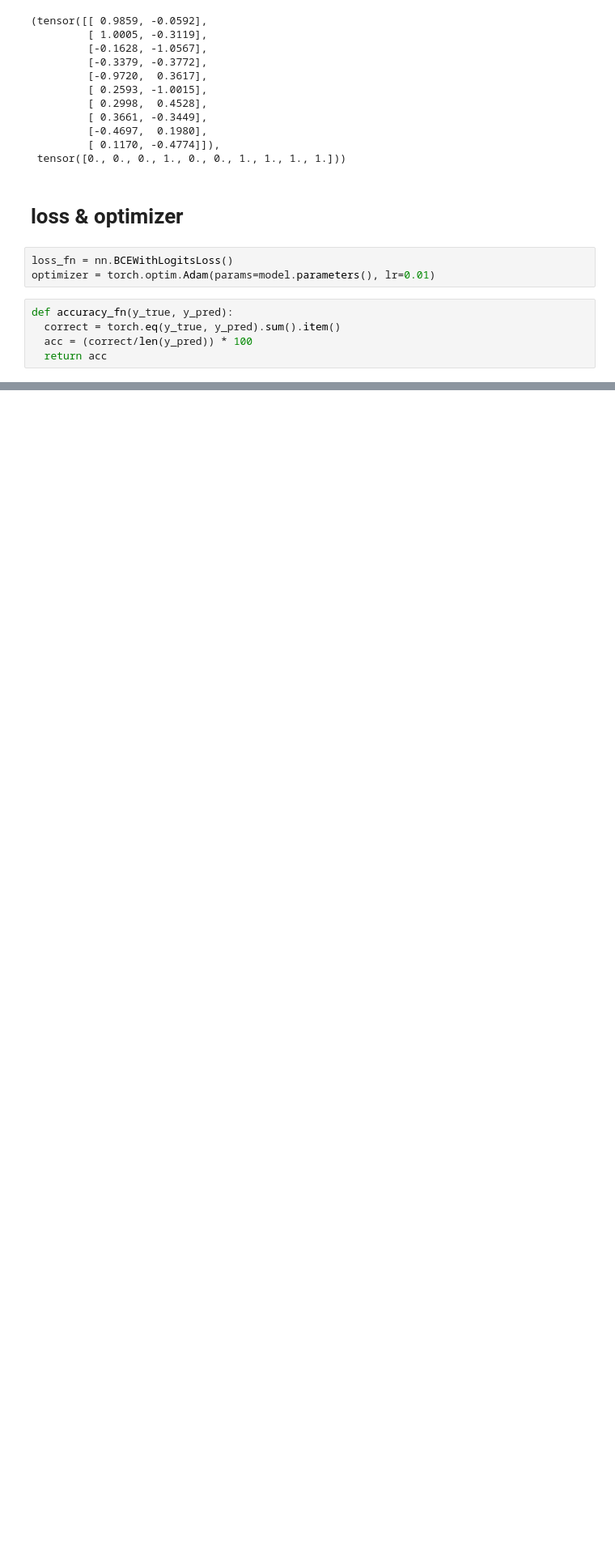
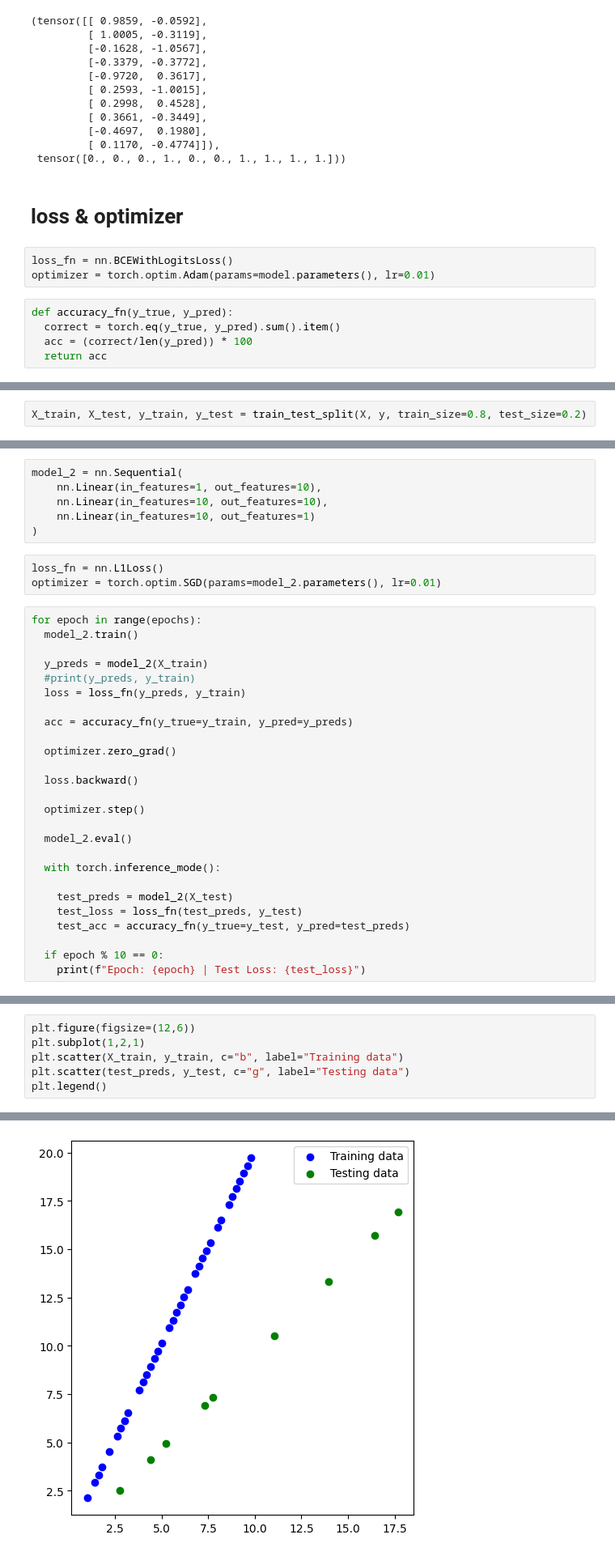
Before and after one commit to julianl11/projektarbeit_1, a Jupyter notebook: pytorch_course/02_classification.ipynb, the cells around one changed output, grey strips where cells are left out. Shown at 81% size. Cells and saved outputs as stored; diff of their text form; blank space fills up the shorter version.

```diff
--- a/pytorch_course/02_classification.ipynb
+++ b/pytorch_course/02_classification.ipynb
@@ -251,0 +446,2 @@ tensor([[True, True, True, True, True],
+# %%
+X_train, X_test, y_train, y_test = train_test_split(X, y, train_size=0.8, test_size=0.2)
@@ -251,0 +468,35 @@ tensor([[True, True, True, True, True],
+# %%
+model_2 = nn.Sequential(
+    nn.Linear(in_features=1, out_features=10),
+    nn.Linear(in_features=10, out_features=10),
+    nn.Linear(in_features=10, out_features=1)
+)
+# %%
+loss_fn = nn.L1Loss()
+optimizer = torch.optim.SGD(params=model_2.parameters(), lr=0.01)
+# %%
+for epoch in range(epochs):
+  model_2.train()
+
+  y_preds = model_2(X_train)
+  #print(y_preds, y_train)
+  loss = loss_fn(y_preds, y_train)
+
+  acc = accuracy_fn(y_true=y_train, y_pred=y_preds)
+
+  optimizer.zero_grad()
+
+  loss.backward()
+
+  optimizer.step()
+
+  model_2.eval()
+
+  with torch.inference_mode():
+
+    test_preds = model_2(X_test)
+    test_loss = loss_fn(test_preds, y_test)
+    test_acc = accuracy_fn(y_true=y_test, y_pred=test_preds)
+
+  if epoch % 10 == 0:
+    print(f"Epoch: {epoch} | Test Loss: {test_loss}")
@@ -251,0 +514,7 @@ tensor([[True, True, True, True, True],
+# %%
+plt.figure(figsize=(12,6))
+plt.subplot(1,2,1)
+plt.scatter(X_train, y_train, c="b", label="Training data")
+plt.scatter(test_preds, y_test, c="g", label="Testing data")
+plt.legend()
+# %% [output]
@@ -251,0 +522 @@ tensor([[True, True, True, True, True],
+[figure, added]
```
Also changed, not shown: parts of 48 cells of this notebook.
